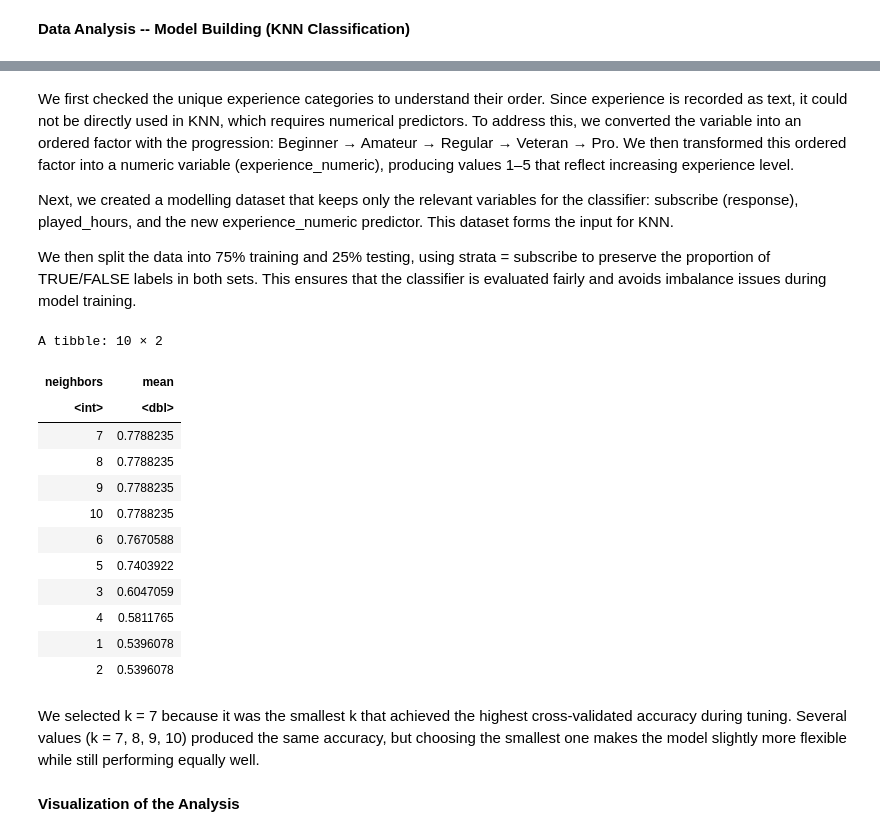
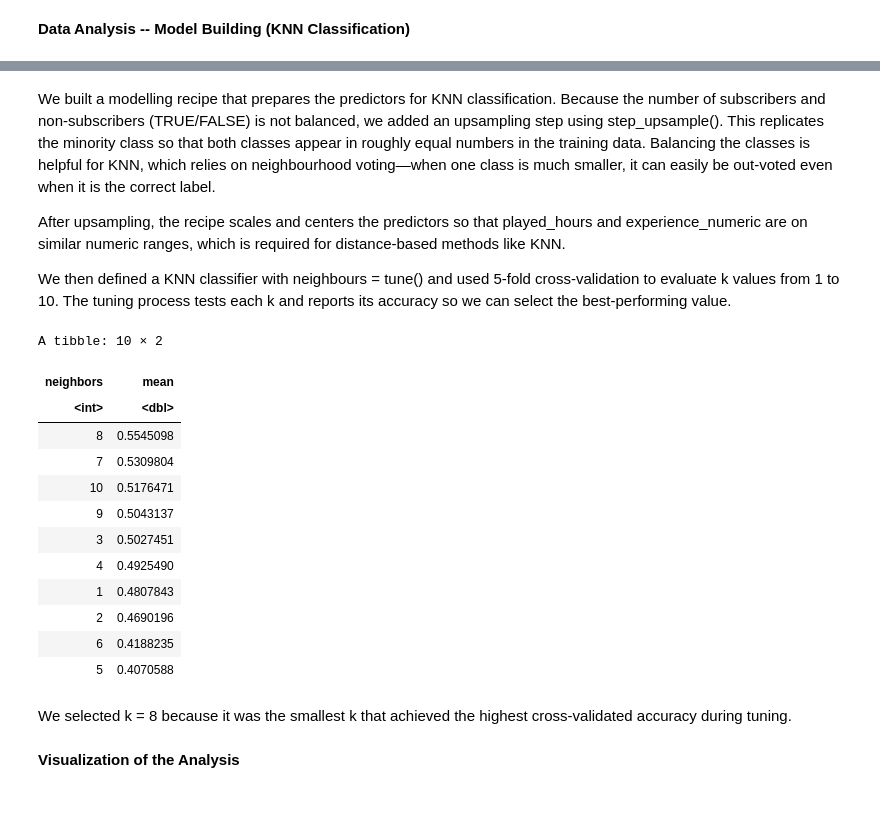
Before and after one commit to lsqolivia/Final-Report-34, a Jupyter notebook: dsci project-34 (7).ipynb, the cells around one changed output, grey strips where cells are left out. Cells and saved outputs as stored; diff of their text form; code cells hidden in the pictures; blank space fills up the shorter version.

```diff
--- a/dsci project-34 (7).ipynb
+++ b/dsci project-34 (7).ipynb
@@ -263,54 +250,56 @@ A tibble: 109 × 3
 | FALSE | 0.3 | 4 |
 | FALSE | 2.3 | 2 |
 # %% [markdown]
-We first checked the unique experience categories to understand their order. Since experience is recorded as text, it could not be directly used in KNN, which requires numerical predictors. To address this, we converted the variable into an ordered factor with the progression: Beginner → Amateur → Regular → Veteran → Pro. We then transformed this ordered factor into a numeric variable (experience_numeric), producing values 1–5 that reflect increasing experience level.
+We built a modelling recipe that prepares the predictors for KNN classification. Because the number of subscribers and non-subscribers (TRUE/FALSE) is not balanced, we added an upsampling step using step_upsample(). This replicates the minority class so that both classes appear in roughly equal numbers in the training data. Balancing the classes is helpful for KNN, which relies on neighbourhood voting—when one class is much smaller, it can easily be out-voted even when it is the correct label.
 
-Next, we created a modelling dataset that keeps only the relevant variables for the classifier:
-subscribe (response), played_hours, and the new experience_numeric predictor. This dataset forms the input for KNN.
+After upsampling, the recipe scales and centers the predictors so that played_hours and experience_numeric are on similar numeric ranges, which is required for distance-based methods like KNN.
 
-We then split the data into 75% training and 25% testing, using strata = subscribe to preserve the proportion of TRUE/FALSE labels in both sets. This ensures that the classifier is evaluated fairly and avoids imbalance issues during model training.
+We then defined a KNN classifier with neighbours = tune() and used 5-fold cross-validation to evaluate k values from 1 to 10. The tuning process tests each k and reports its accuracy so we can select the best-performing value.
 # %%
 set.seed(1123)
 
+library(themis)
+
 players_recipe <- recipe(subscribe ~ played_hours + experience_numeric, data = players_train) |>
-  step_scale(all_predictors()) |>
-  step_center(all_predictors())
+step_upsample(subscribe, over_ratio = 1) |>
+step_scale(all_predictors()) |>
+step_center(all_predictors())
 
 players_tune <- nearest_neighbor(weight_func = "rectangular", neighbors = tune()) |>
 set_engine("kknn") |>
 set_mode("classification")
 
 k_grid <- tibble(neighbors = 1:10)
 
 players_folds <- vfold_cv(players_train, v = 5, strata = subscribe)
 
 players_tune_fit <- workflow() |>
 add_recipe(players_recipe) |>
 add_model(players_tune) |>
 tune_grid(resamples = players_folds, grid = k_grid)
 
 players_tune_accuracy  <- players_tune_fit |>
 collect_metrics() |>
 filter(.metric == "accuracy") |>
 select (neighbors, mean) |>
 arrange(desc(mean))
 players_tune_accuracy
 # %% [output]
 A tibble: 10 × 2
 | neighbors | mean |
 | <int> | <dbl> |
-| 7 | 0.7788235 |
-| 8 | 0.7788235 |
-| 9 | 0.7788235 |
-| 10 | 0.7788235 |
-| 6 | 0.7670588 |
-| 5 | 0.7403922 |
-| 3 | 0.6047059 |
-| 4 | 0.5811765 |
-| 1 | 0.5396078 |
-| 2 | 0.5396078 |
+| 8 | 0.5545098 |
+| 7 | 0.5309804 |
+| 10 | 0.5176471 |
+| 9 | 0.5043137 |
+| 3 | 0.5027451 |
+| 4 | 0.4925490 |
+| 1 | 0.4807843 |
+| 2 | 0.4690196 |
+| 6 | 0.4188235 |
+| 5 | 0.4070588 |
 # %% [markdown]
-We selected k = 7 because it was the smallest k that achieved the highest cross-validated accuracy during tuning. Several values (k = 7, 8, 9, 10) produced the same accuracy, but choosing the smallest one makes the model slightly more flexible while still performing equally well.
+We selected k = 8 because it was the smallest k that achieved the highest cross-validated accuracy during tuning.
 # %% [markdown]
 **Visualization of the Analysis**
 # %%
```
Also changed, not shown: parts of 4 cells of this notebook.
